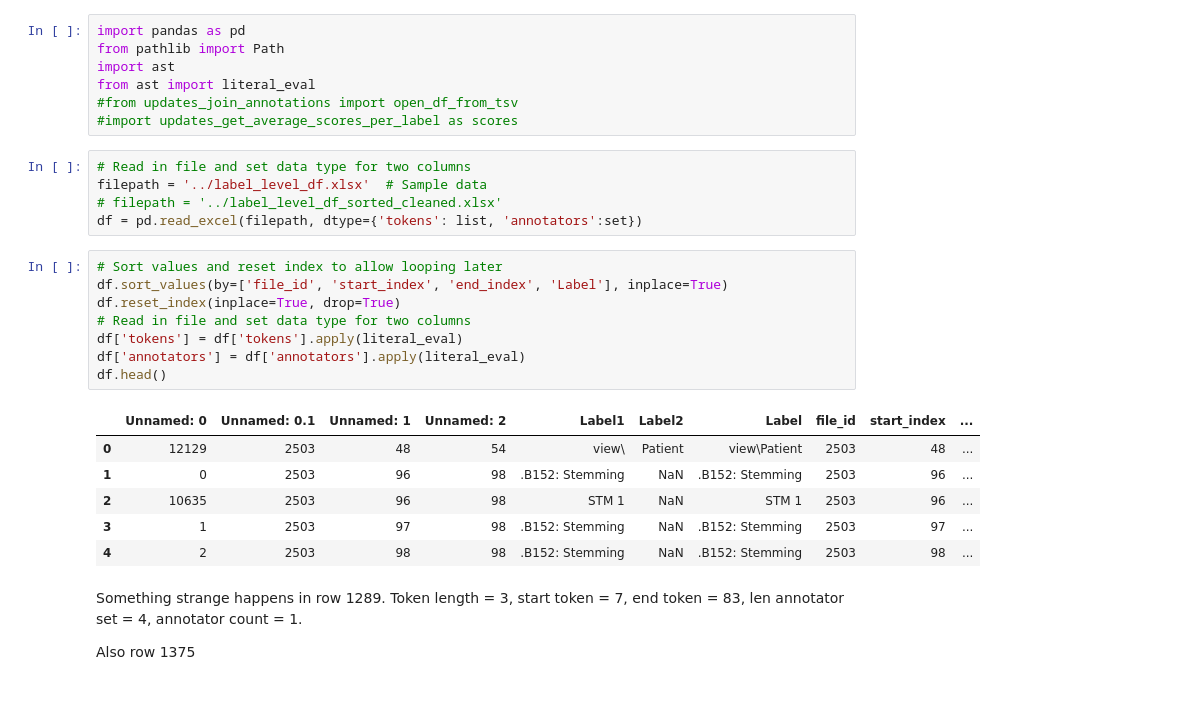
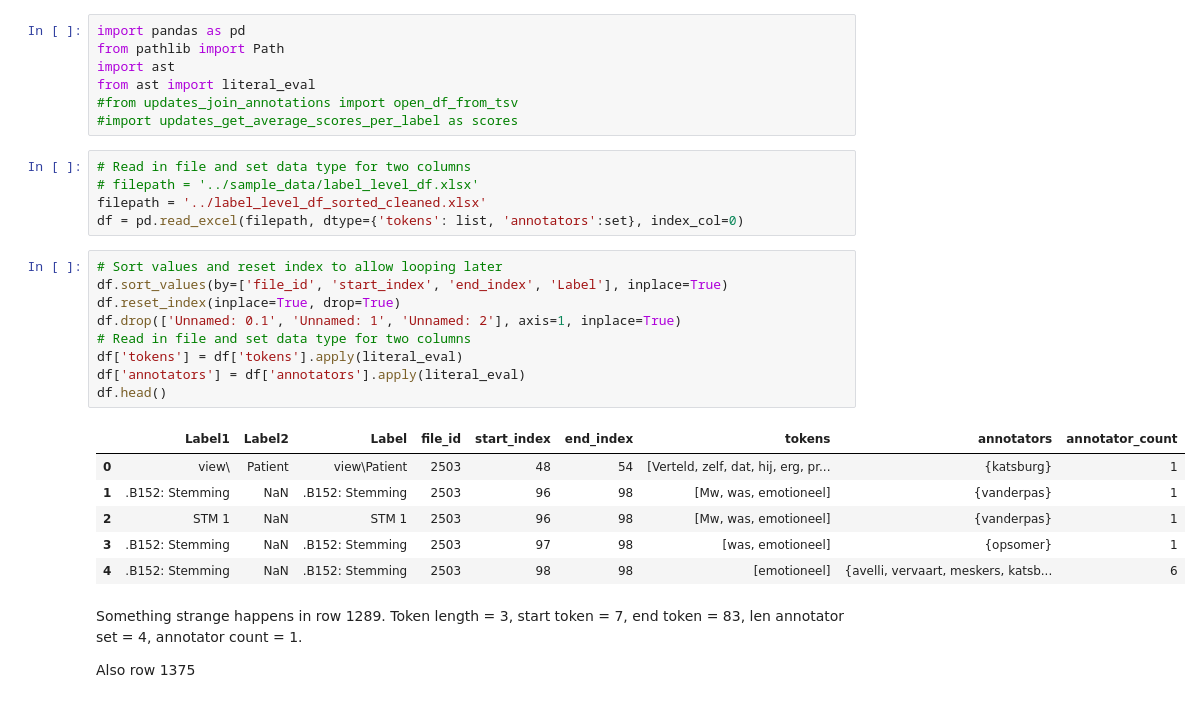
Before and after one commit to cltl/a-proof, a Jupyter notebook: annotation_analysis/Softboundaries_updated_analysis_code.ipynb, the cells around one changed output. Drawn from its saved outputs; the diff is of its cells as text.

```diff
--- a/annotation_analysis/Softboundaries_updated_analysis_code.ipynb
+++ b/annotation_analysis/Softboundaries_updated_analysis_code.ipynb
@@ -7,24 +7,25 @@ from ast import literal_eval
 #import updates_get_average_scores_per_label as scores
 # %%
 # Read in file and set data type for two columns
-filepath = '../label_level_df.xlsx'  # Sample data
-# filepath = '../label_level_df_sorted_cleaned.xlsx'
-df = pd.read_excel(filepath, dtype={'tokens': list, 'annotators':set})
+# filepath = '../sample_data/label_level_df.xlsx'
+filepath = '../label_level_df_sorted_cleaned.xlsx'
+df = pd.read_excel(filepath, dtype={'tokens': list, 'annotators':set}, index_col=0)
 # %%
 # Sort values and reset index to allow looping later
 df.sort_values(by=['file_id', 'start_index', 'end_index', 'Label'], inplace=True)
 df.reset_index(inplace=True, drop=True)
+df.drop(['Unnamed: 0.1', 'Unnamed: 1', 'Unnamed: 2'], axis=1, inplace=True)
 # Read in file and set data type for two columns
 df['tokens'] = df['tokens'].apply(literal_eval)
 df['annotators'] = df['annotators'].apply(literal_eval)
 df.head()
 # %% [output]
-|  | Unnamed: 0 | Unnamed: 0.1 | Unnamed: 1 | Unnamed: 2 | Label1 | Label2 | Label | file_id | start_index | ... |
-| 0 | 12129 | 2503 | 48 | 54 | view\ | Patient | view\Patient | 2503 | 48 | ... |
-| 1 | 0 | 2503 | 96 | 98 | .B152: Stemming | NaN | .B152: Stemming | 2503 | 96 | ... |
-| 2 | 10635 | 2503 | 96 | 98 | STM 1 | NaN | STM 1 | 2503 | 96 | ... |
-| 3 | 1 | 2503 | 97 | 98 | .B152: Stemming | NaN | .B152: Stemming | 2503 | 97 | ... |
-| 4 | 2 | 2503 | 98 | 98 | .B152: Stemming | NaN | .B152: Stemming | 2503 | 98 | ... |
+|  | Label1 | Label2 | Label | file_id | start_index | end_index | tokens | annotators | annotator_count |
+| 0 | view\ | Patient | view\Patient | 2503 | 48 | 54 | [Verteld, zelf, dat, hij, erg, pr... | {katsburg} | 1 |
+| 1 | .B152: Stemming | NaN | .B152: Stemming | 2503 | 96 | 98 | [Mw, was, emotioneel] | {vanderpas} | 1 |
+| 2 | STM 1 | NaN | STM 1 | 2503 | 96 | 98 | [Mw, was, emotioneel] | {vanderpas} | 1 |
+| 3 | .B152: Stemming | NaN | .B152: Stemming | 2503 | 97 | 98 | [was, emotioneel] | {opsomer} | 1 |
+| 4 | .B152: Stemming | NaN | .B152: Stemming | 2503 | 98 | 98 | [emotioneel] | {avelli, vervaart, meskers, katsb... | 6 |
 # %% [markdown]
 Something strange happens in row 1289. Token length = 3, start token = 7, end token = 83, len annotator set = 4, annotator count = 1.
 
```
